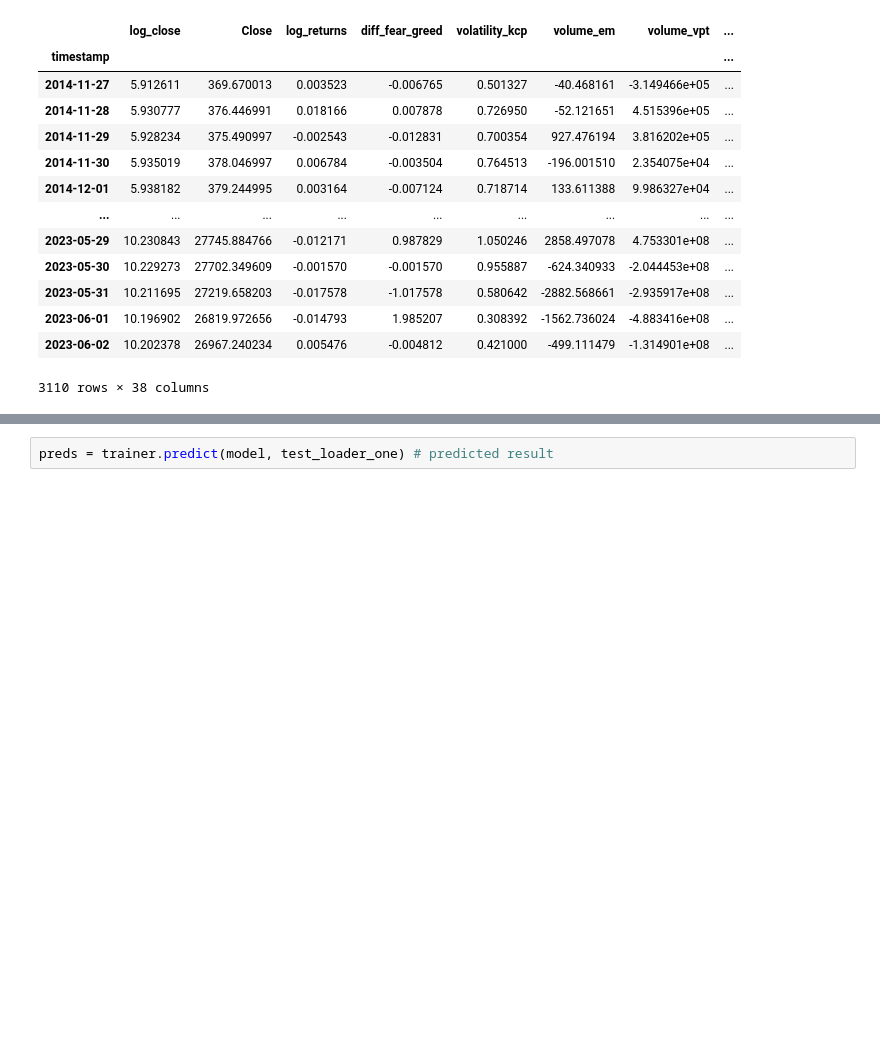
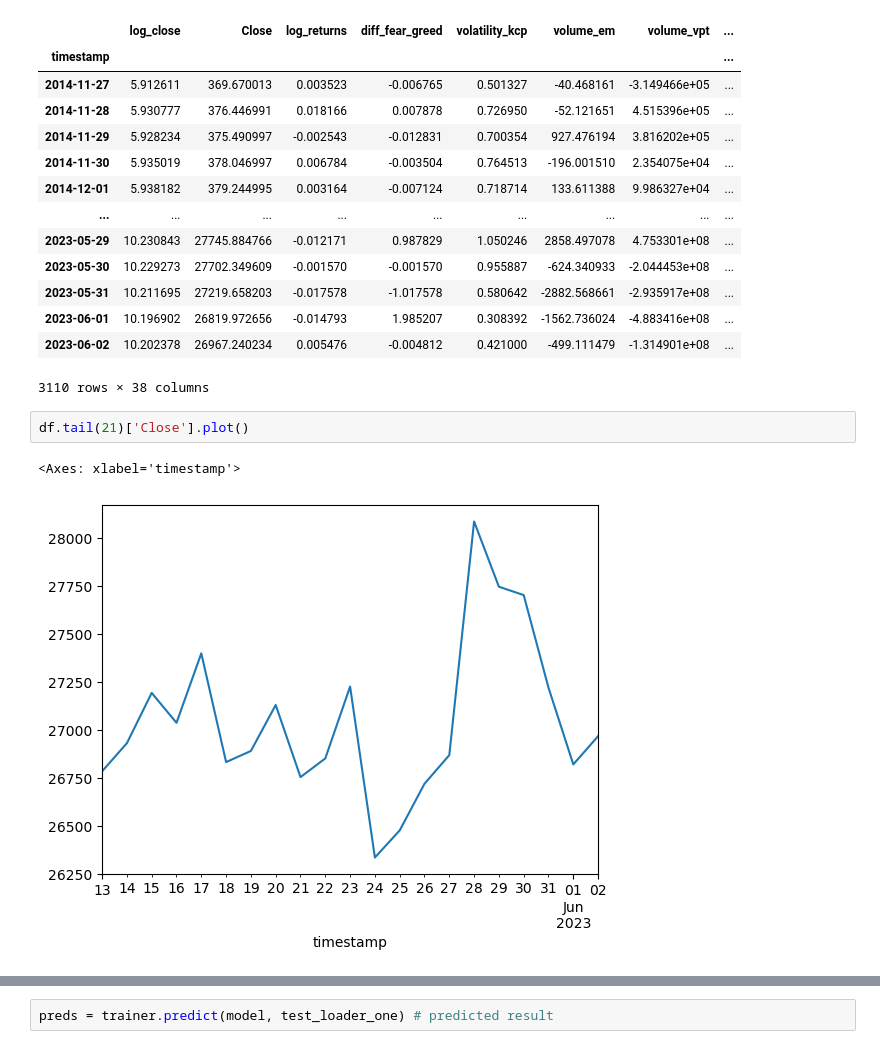
Before and after one commit to d1vory/Bitcoin-Price-Prediction, a Jupyter notebook: models/transformer/transformer_test.ipynb, the cells around one changed output, grey strips where cells are left out. Saved outputs shown, nothing was run; the diff lists cells and outputs as text; blank space fills up the shorter version.

```diff
--- a/models/transformer/transformer_test.ipynb
+++ b/models/transformer/transformer_test.ipynb
@@ -52,6 +52,11 @@ df
 | 2023-06-01 | 10.196902 | 26819.972656 | -0.014793 | 1.985207 | 0.308392 | -1562.736024 | -4.883416e+08 | ... |
 | 2023-06-02 | 10.202378 | 26967.240234 | 0.005476 | -0.004812 | 0.421000 | -499.111479 | -1.314901e+08 | ... |
 3110 rows × 38 columns
+# %%
+df.tail(21)['Close'].plot()
+# %% [output]
+<Axes: xlabel='timestamp'>
+[figure, added]
 # %%
 
 #checkpoint_path = 'checkpoints/multioutput/best_checkpoints/fac_dense_timestep=10epoch=36-val_loss=0.565.ckpt' #best yet
```
Also changed, not shown: parts of 5 cells of this notebook, 3 other files.
